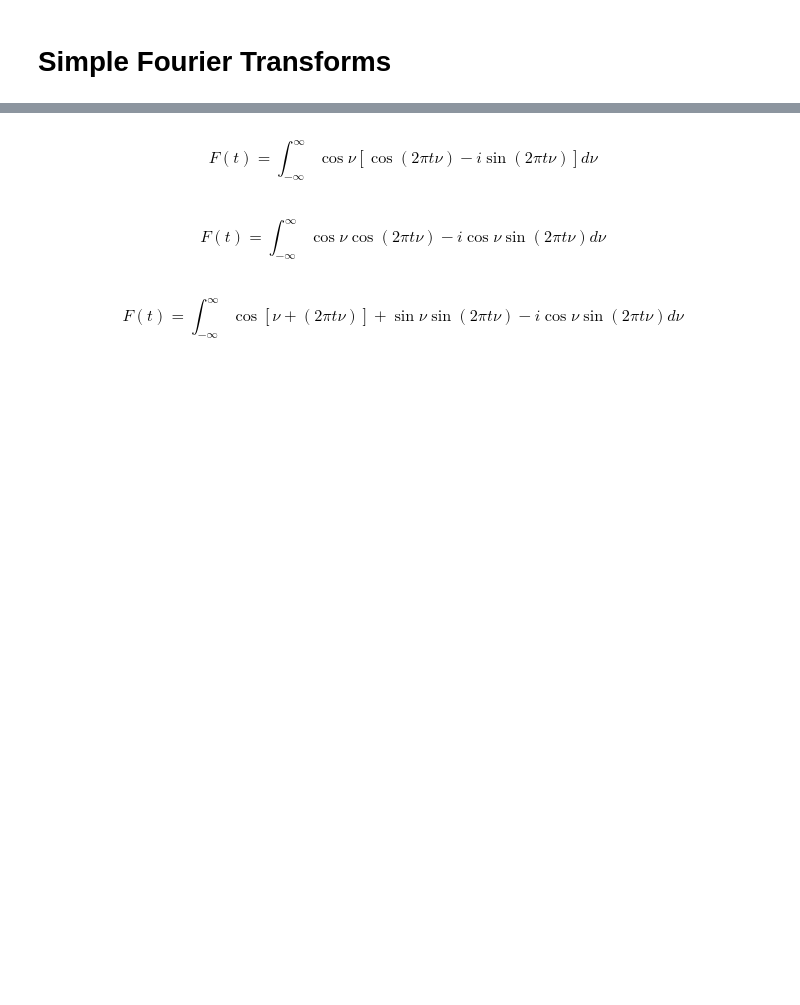
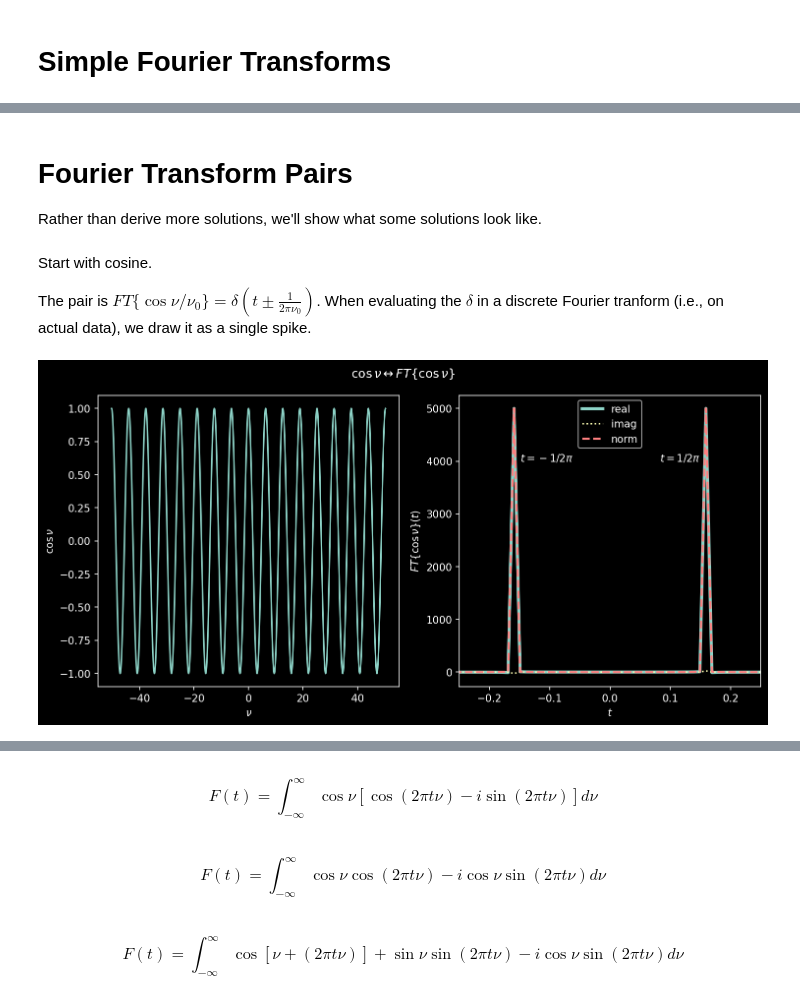
Before and after one commit to keflavich/AST4723-Public-Materials, a Jupyter notebook: FourierTransforms.ipynb, the cells around one changed output, grey strips where cells are left out. Drawn from its saved outputs; the diff is of its cells as text; code cells hidden in the pictures; blank space fills up the shorter version.

```diff
--- a/FourierTransforms.ipynb
+++ b/FourierTransforms.ipynb
@@ -61,0 +106,33 @@ pl.plot(frq, ftx, '.')
+# %% [markdown]
+# Fourier Transform Pairs
+
+Rather than derive more solutions, we'll show what some solutions look like.
+# %% [markdown]
+Start with cosine.
+
+The pair is $FT\{\cos \nu/\nu_0\} = \delta\left(t\pm\frac{1}{2\pi \nu_0}\right)$.  When evaluating the $\delta$ in a discrete Fourier tranform (i.e., on actual data), we draw it as a single spike.
+# %%
+nu = np.linspace(-16*np.pi, 16*np.pi, 10000)
+y = np.cos(nu)
+ftx = np.fft.fft(y)
+tee = np.fft.fftfreq(y.size) / (nu[1]-nu[0])
+pl.figure(figsize=(10,5), dpi=150)
+ax1 = pl.subplot(1,2,1)
+ax1.plot(nu, y)
+ax1.set_xlabel(r'$\nu$')
+ax1.set_ylabel(r'$\cos\nu$')
+ax2 = pl.subplot(1,2,2)
+inds = np.argsort(tee)
+ax2.plot(tee[inds], (ftx[inds]).real, label='real', linewidth=3)
+ax2.plot(tee[inds], (ftx[inds]).imag, linestyle=':', label='imag')
+ax2.plot(tee[inds], np.abs(ftx[inds]), linestyle='--', label='norm', color=(1,0.5,0.5), alpha=1, linewidth=2)
+ax2.text(-1/(2*np.pi) + 0.01, 4000, r'$t=-1/2\pi$')
+ax2.text(1/(2*np.pi) - 0.01, 4000, r'$t=1/2\pi$', ha='right')
+pl.legend(loc='best')
+ax2.set_xlim([-0.25, 0.25]);
+ax2.set_xlabel('$t$')
+ax2.set_ylabel(r'$FT\{\cos \nu\}(t)$');
+pl.suptitle(r"$\cos\nu \leftrightarrow FT\{\cos \nu\}$");
+pl.tight_layout()
+# %% [output]
+[figure, added]
```
Also changed, not shown: parts of 31 cells of this notebook, 5 other files.
